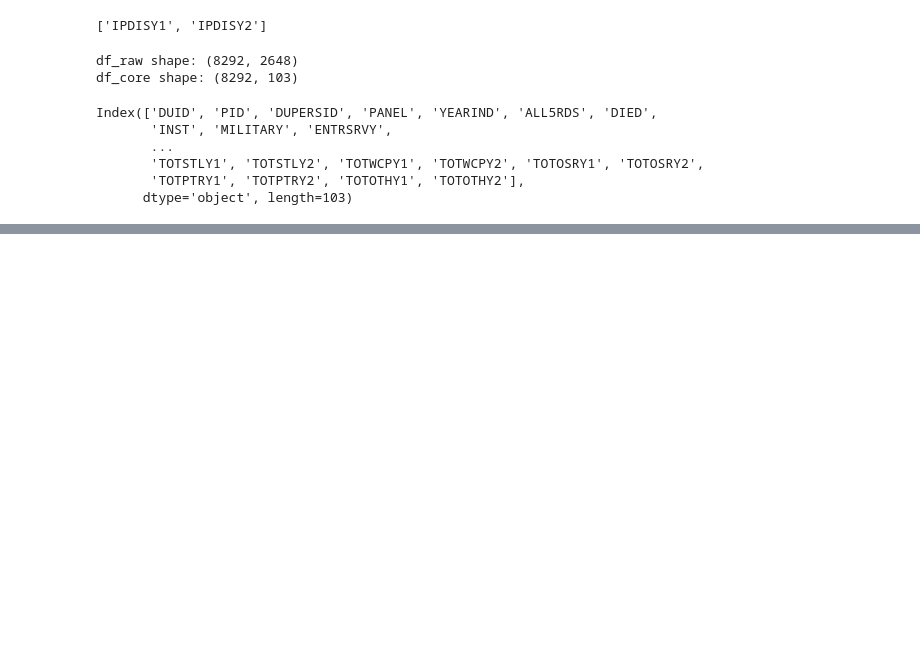
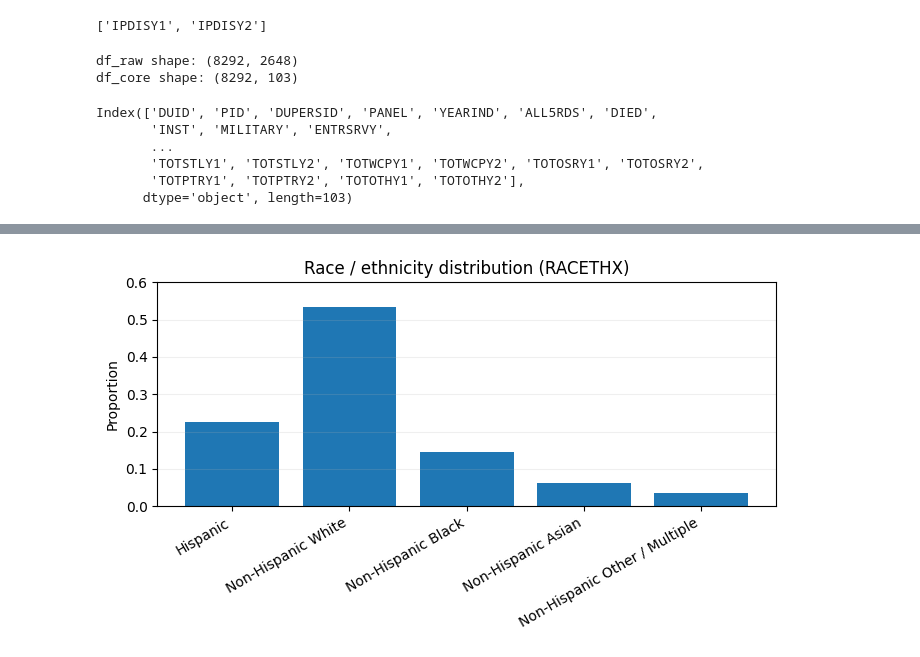
Before and after one commit to WenxiGu/Thesis-project-MEPS, a Jupyter notebook: notebooks/01_EDA.ipynb, the cells around one changed output, grey strips where cells are left out. Saved outputs shown, nothing was run; the diff lists cells and outputs as text; code cells hidden in the pictures; blank space fills up the shorter version.

```diff
--- a/notebooks/01_EDA.ipynb
+++ b/notebooks/01_EDA.ipynb
@@ -316,0 +419,19 @@ test_df.to_parquet("hc252_test_y2_targets.parquet", index=False)
+# %%
+if "RACETHX" in df_pre.columns:
+    s = df_pre["RACETHX"].dropna().astype(int)
+    vc = s.value_counts(normalize=True).sort_index()
+
+    labels = [race_labels[k] for k in vc.index]
+    values = vc.values
+
+    plt.figure(figsize=(7, 4))
+    plt.bar(labels, values)
+    plt.ylim(0, 0.6)
+    plt.ylabel("Proportion")
+    plt.title("Race / ethnicity distribution (RACETHX)")
+    plt.xticks(rotation=30, ha="right")
+    plt.grid(axis="y", alpha=0.2)
+    plt.tight_layout()
+    plt.show()
+# %% [output]
+[figure, added]
```
Also changed, not shown: parts of 90 cells of this notebook, 6 other files.
